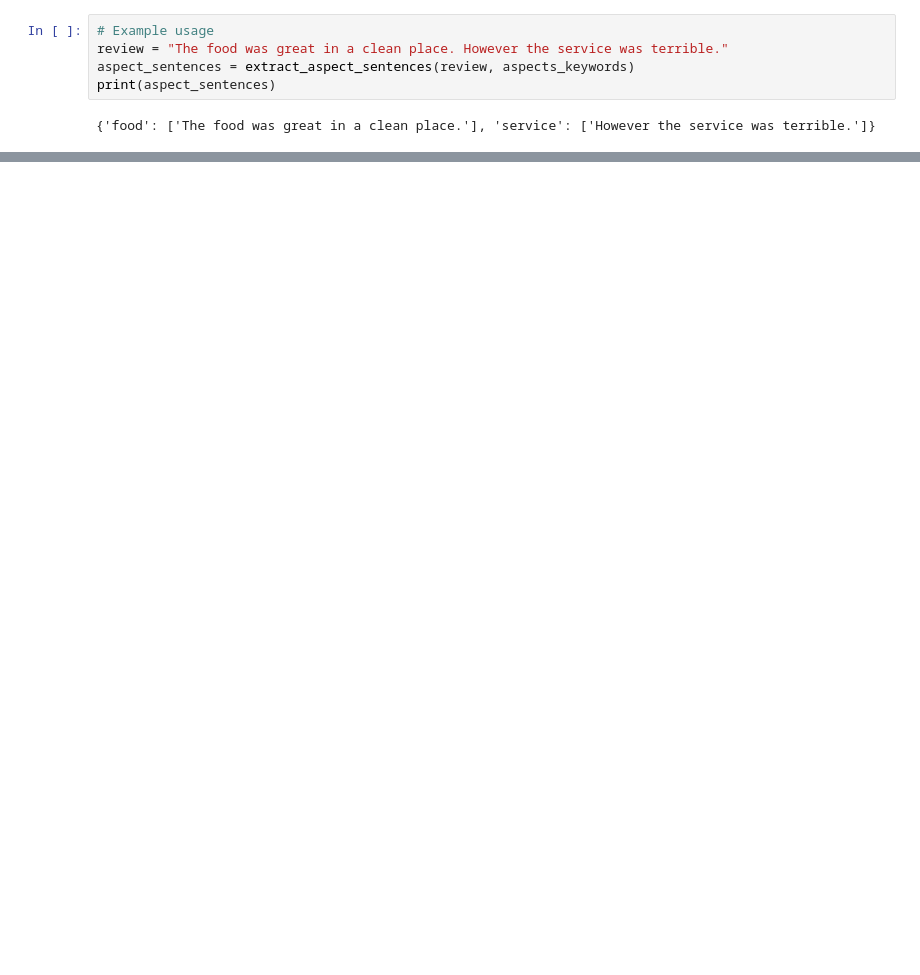
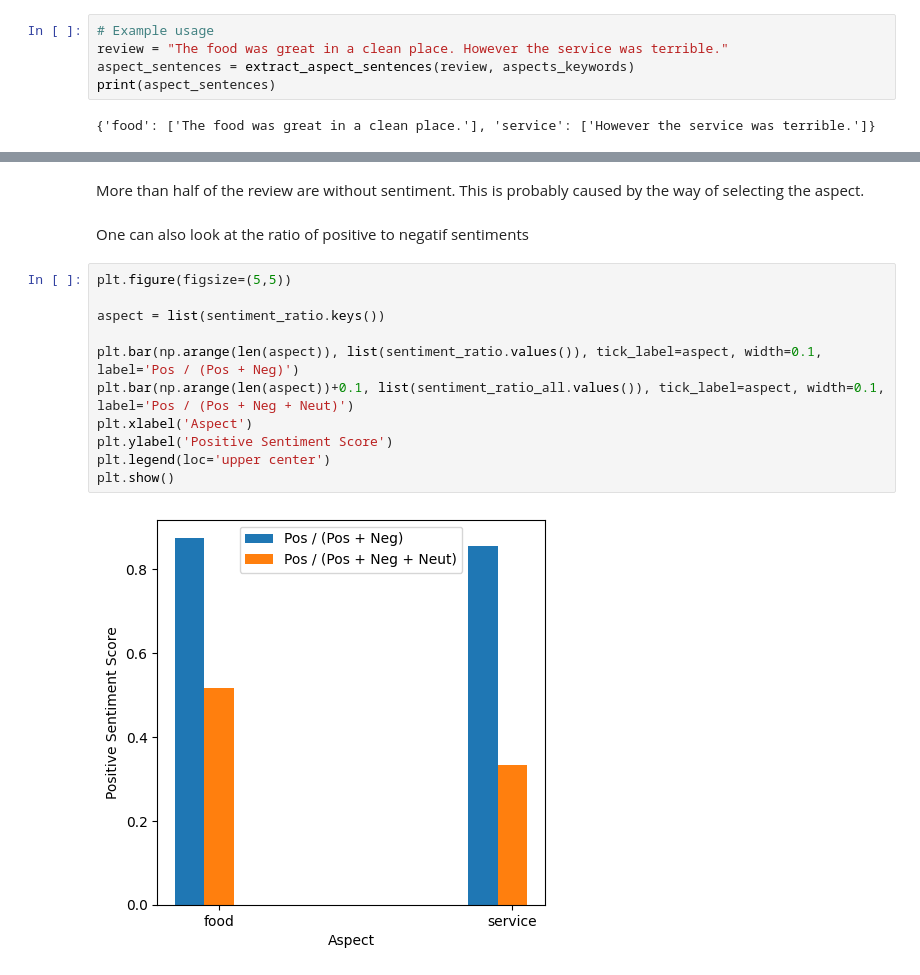
Before and after one commit to Kamiryu/nlp-customer-review-analysis, a Jupyter notebook: task_2_kyril_sentiment.ipynb, the cells around one changed output, grey strips where cells are left out. Drawn from its saved outputs; the diff is of its cells as text; blank space fills up the shorter version.

```diff
--- a/task_2_kyril_sentiment.ipynb
+++ b/task_2_kyril_sentiment.ipynb
@@ -410,0 +213,17 @@ MergeError: No common columns to perform merge on. Merge options: left_on=None,
+# %% [markdown]
+More than half of the review are without sentiment. This is probably caused by the way of selecting the aspect.
+# %% [markdown]
+One can also look at the ratio of positive to negatif sentiments
+# %%
+plt.figure(figsize=(5,5))
+
+aspect = list(sentiment_ratio.keys())
+
+plt.bar(np.arange(len(aspect)), list(sentiment_ratio.values()), tick_label=aspect, width=0.1, label='Pos / (Pos + Neg)')
+plt.bar(np.arange(len(aspect))+0.1, list(sentiment_ratio_all.values()), tick_label=aspect, width=0.1, label='Pos / (Pos + Neg + Neut)')
+plt.xlabel('Aspect')
+plt.ylabel('Positive Sentiment Score')
+plt.legend(loc='upper center')
+plt.show()
+# %% [output]
+[figure, added]
```
Also changed, not shown: parts of 47 cells of this notebook, 1 other file.
